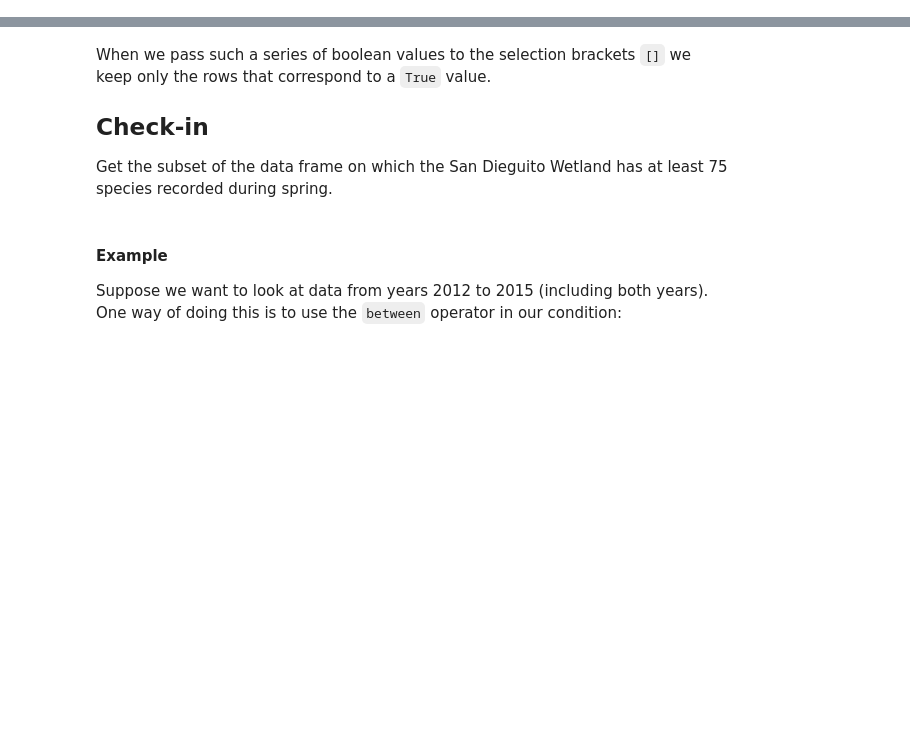
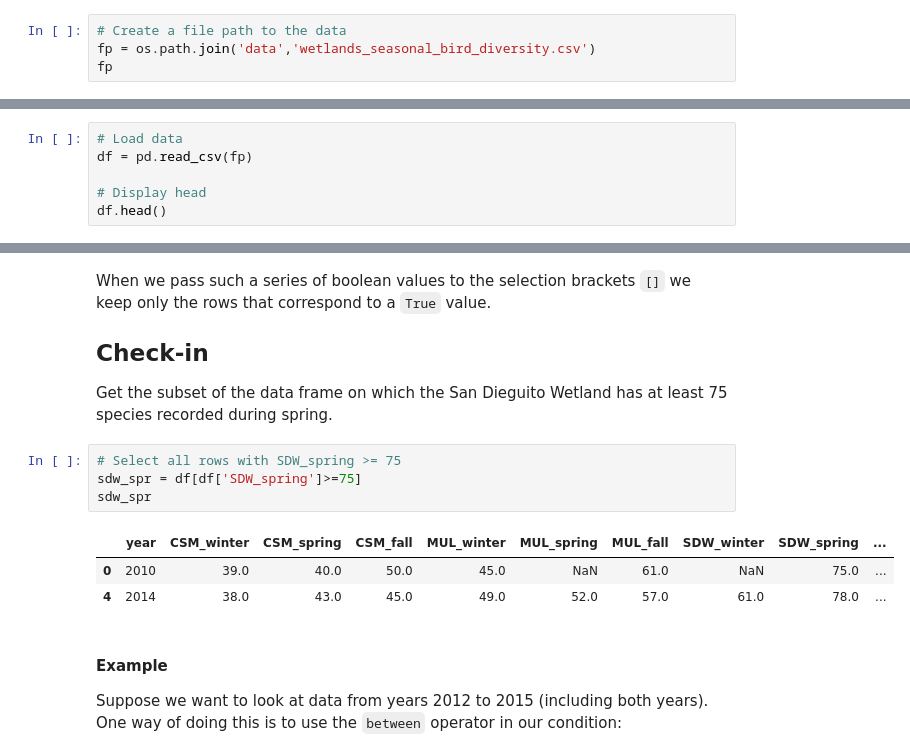
Before and after one commit to ssoriano22/eds220-in-class, a Jupyter notebook: week-1-pandas-subsetting-STUDENTS.ipynb, the cells around one changed output, grey strips where cells are left out. Saved outputs shown, nothing was run; the diff lists cells and outputs as text; blank space fills up the shorter version.

```diff
--- a/week-1-pandas-subsetting-STUDENTS.ipynb
+++ b/week-1-pandas-subsetting-STUDENTS.ipynb
@@ -33,0 +26,4 @@ To read in a CSV file into our Python workspace we will first use the `os` packa
+# %%
+# Create a file path to the data
+fp = os.path.join('data','wetlands_seasonal_bird_diversity.csv')
+fp
@@ -33,0 +40,6 @@ To read in a CSV file into our Python workspace we will first use the `os` packa
+# %%
+# Load data
+df = pd.read_csv(fp)
+
+# Display head
+df.head()
@@ -236,6 +275,14 @@ When we pass such a series of boolean values to the selection brackets `[]` we k
 
 ## Check-in
  Get the subset of the data frame on which the San Dieguito Wetland has at least 75 species recorded during spring.
+# %%
+# Select all rows with SDW_spring >= 75
+sdw_spr = df[df['SDW_spring']>=75]
+sdw_spr
+# %% [output]
+|  | year | CSM_winter | CSM_spring | CSM_fall | MUL_winter | MUL_spring | MUL_fall | SDW_winter | SDW_spring | ... |
+| 0 | 2010 | 39.0 | 40.0 | 50.0 | 45.0 | NaN | 61.0 | NaN | 75.0 | ... |
+| 4 | 2014 | 38.0 | 43.0 | 45.0 | 49.0 | 52.0 | 57.0 | 61.0 | 78.0 | ... |
 # %% [markdown]
 
 
```
Also changed, not shown: parts of 48 cells of this notebook.
